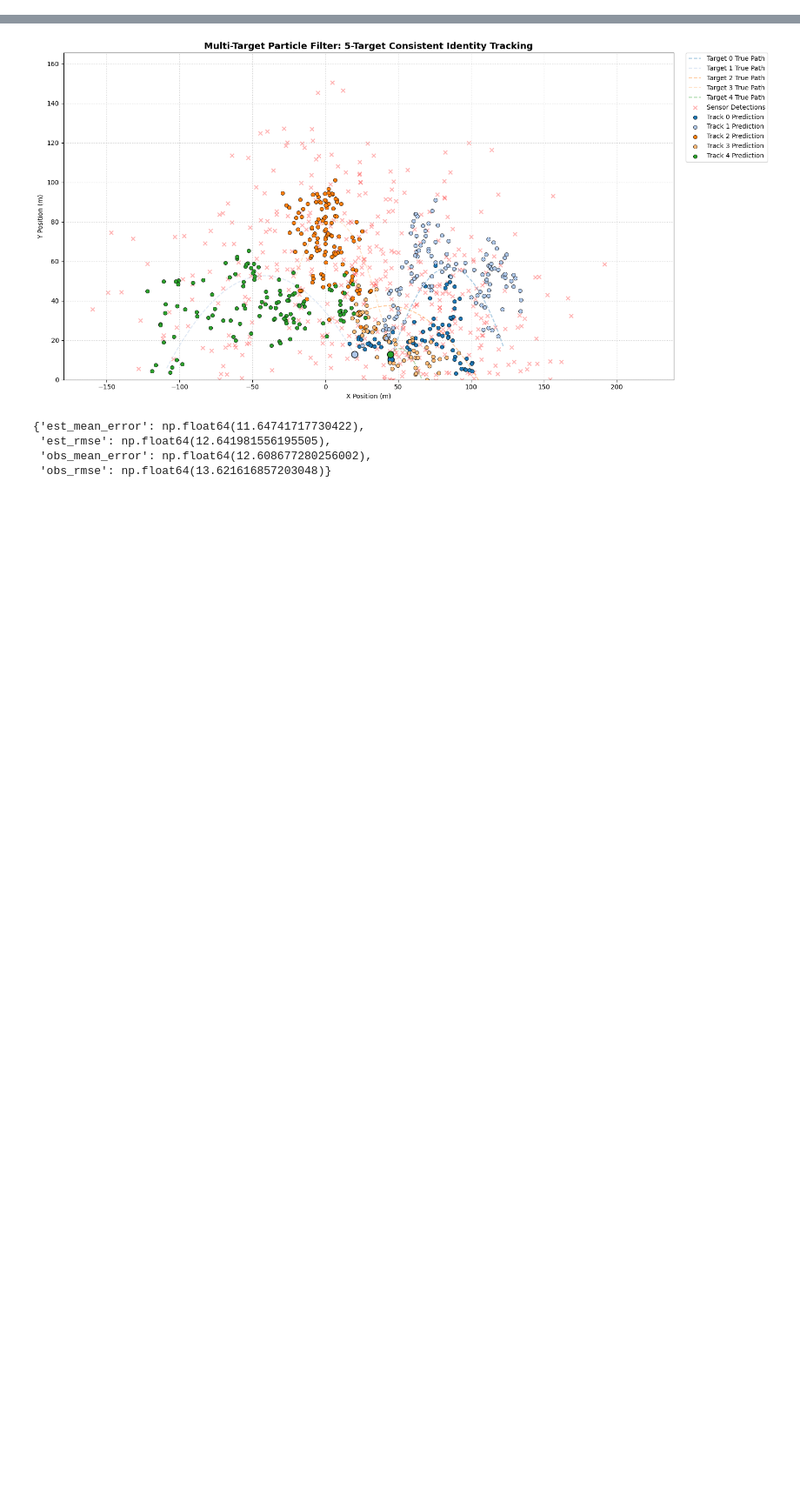
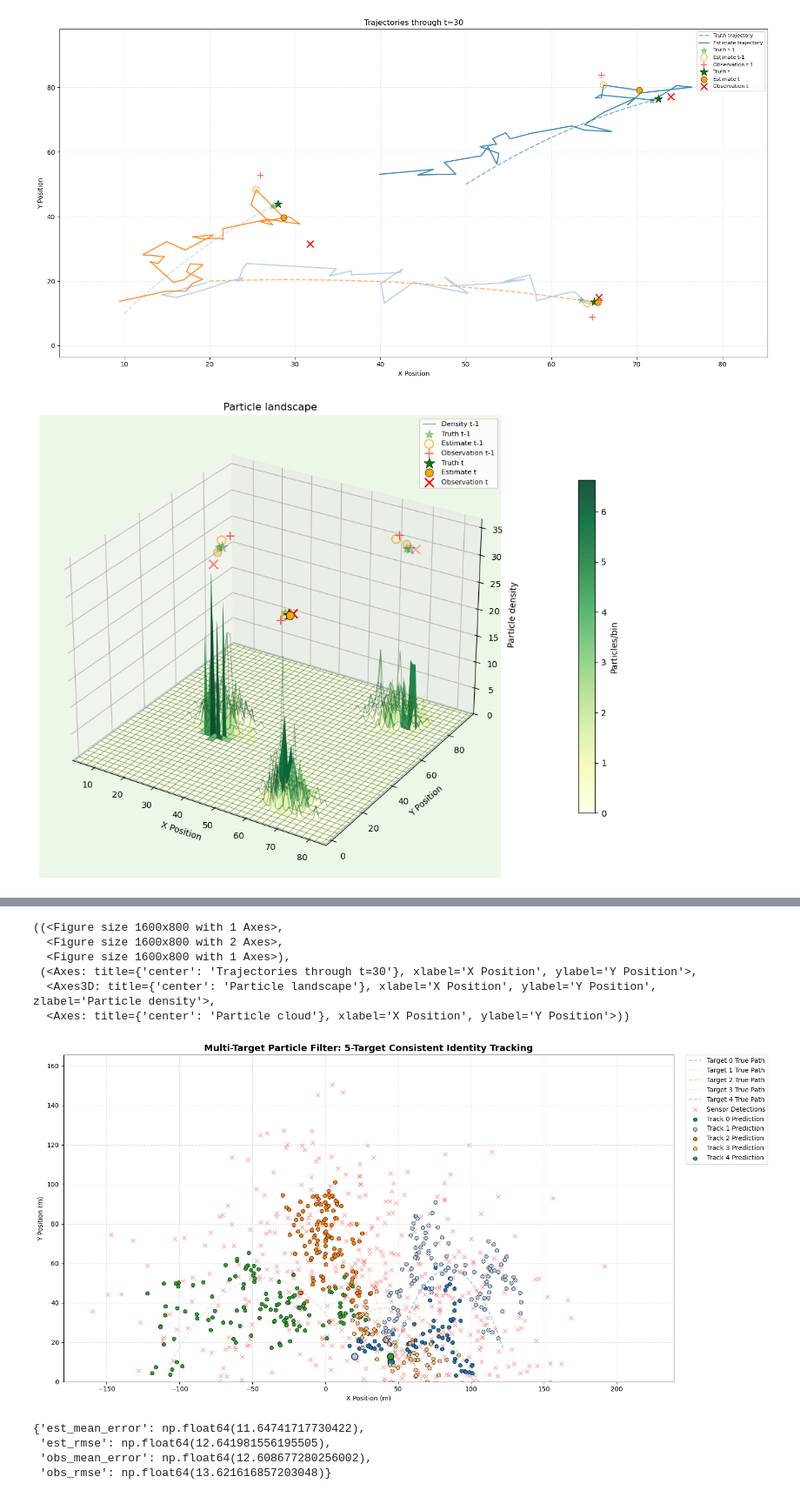
Before and after one commit to christopher-reinard/particle_filter, a Jupyter notebook: main copy.ipynb, the cells around one changed output, grey strips where cells are left out. Shown at 87% size. Drawn from its saved outputs; the diff is of its cells as text; code cells hidden in the pictures; blank space fills up the shorter version.

Commit message:
Plotting added of specific step, adjusted injected noise on propagated particles

```diff
--- a/main copy.ipynb
+++ b/main copy.ipynb
@@ -53,7 +53,7 @@ measurement_noise = 25.0#9.0
 
 # A LOT of balls:
 true_states = generate_random_balls(num_balls=3, state_bounds=STATE_BOUNDS)
-true_states = np.array([[50.0, 50.0, 15.0, 25.0], [10.0, 10.0, 12.0, 30.0], [20.0, 20.0, 30.0, 3.0]], dtype=float)
+#true_states = np.array([[50.0, 50.0, 15.0, 25.0], [10.0, 10.0, 12.0, 30.0], [20.0, 20.0, 30.0, 3.0]], dtype=float)
 
 n_objects = len(true_states)
 
@@ -63,7 +63,7 @@ n_objects = len(true_states)
 # strategy, not different noise draws.
 
 # Particle Filter Parameters
-num_particles_per_ball = 4000
+num_particles_per_ball = 1000
 
 input_parameters = {
     # Parameters for the balls
@@ -106,0 +99,5 @@ Animation saved to results/default.gif
+# %%
+plot_particle_filter_step(time=30, **results["raw"])
+# %% [output]
+[figure, added]
+[figure, added]
@@ -107,3 +105,9 @@ Animation saved to results/default.gif
+((<Figure size 1600x800 with 1 Axes>,
+  <Figure size 1600x800 with 2 Axes>,
+  <Figure size 1600x800 with 1 Axes>),
+ (<Axes: title={'center': 'Trajectories through t=30'}, xlabel='X Position', ylabel='Y Position'>,
+  <Axes3D: title={'center': 'Particle landscape'}, xlabel='X Position', ylabel='Y Position', zlabel='Particle density'>,
+  <Axes: title={'center': 'Particle cloud'}, xlabel='X Position', ylabel='Y Position'>))
 # %%
 n_objects = 5
 step_size = 0.05
```
Also changed, not shown: parts of 3 cells of this notebook, 2 other files.
